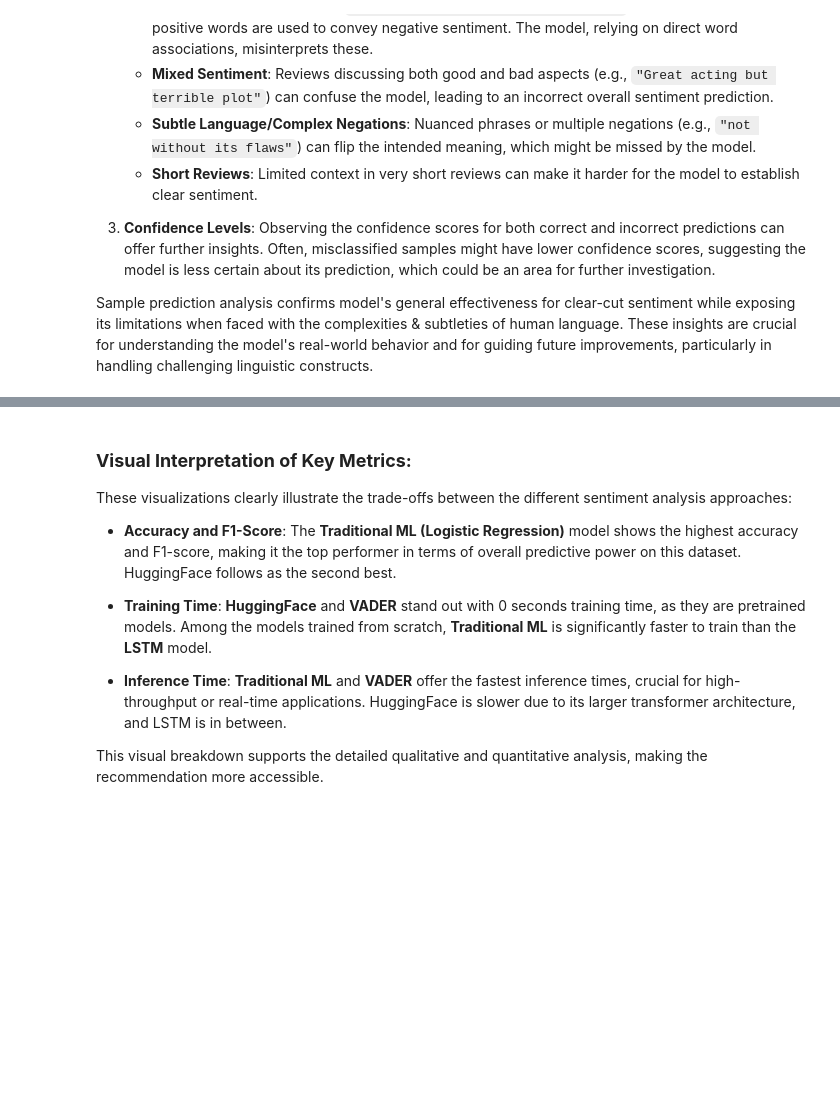
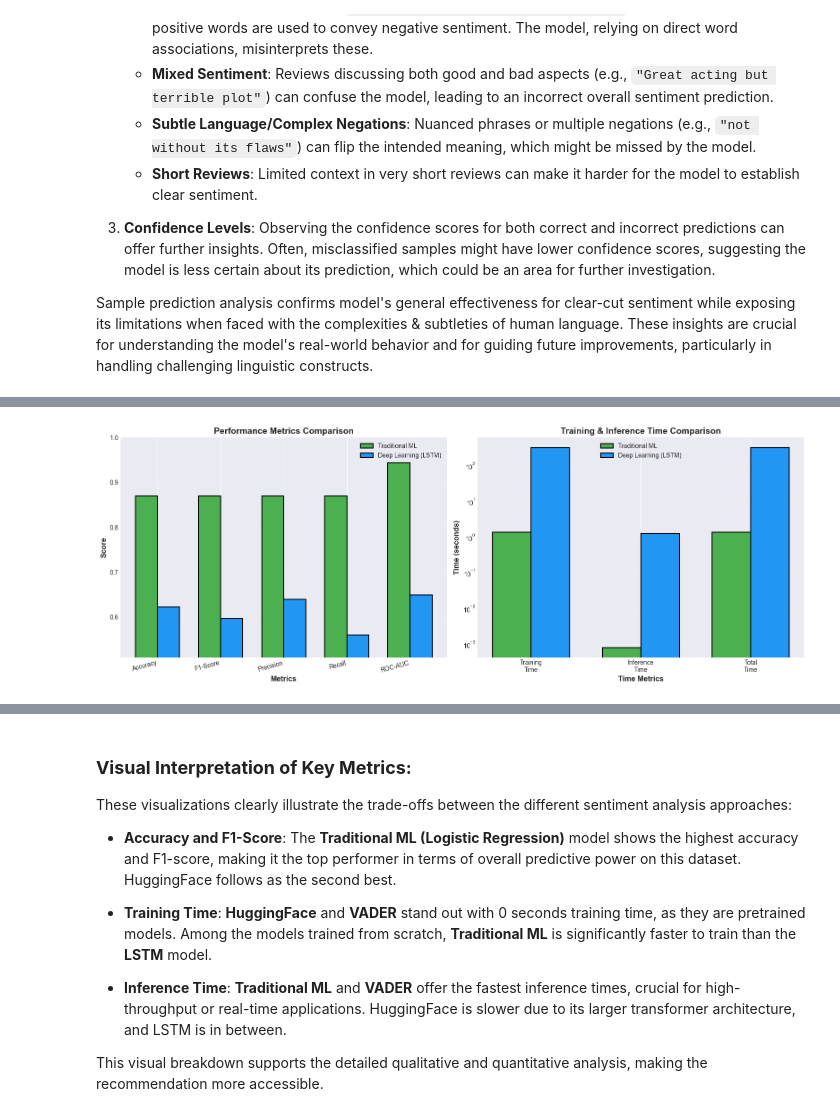
Before and after one commit to khshaik/nlp-labs, a Jupyter notebook: nlp_sentiment_analysis_evolution/sentiment_analysis.ipynb, the cells around one changed output, grey strips where cells are left out. Drawn from its saved outputs; the diff is of its cells as text; code cells hidden in the pictures; blank space fills up the shorter version.

```diff
--- a/nlp_sentiment_analysis_evolution/sentiment_analysis.ipynb
+++ b/nlp_sentiment_analysis_evolution/sentiment_analysis.ipynb
@@ -1329,7 +1338,7 @@ Train a Logistic Regression classifier on the TF-IDF features.
 - Industry standard for text classification baseline
 # %%
 print("="*35)
-print("🤖 LOGISTIC REGRESSION TRAINING")
+print(" LOGISTIC REGRESSION TRAINING")
 print("="*35)
 
 # Initialize Logistic Regression model
@@ -1344,7 +1353,7 @@ lr_model = LogisticRegression(
 
 print("\n")
 print("="*25)
-print("📋 Model Configuration")
+print(" Model Configuration")
 print("="*25)
 print(f"Solver: {lr_model.solver}")
 print(f"Max Iterations: {lr_model.max_iter}")
@@ -1355,7 +1364,7 @@ print(f"Random State: {lr_model.random_state}")
 # Train the model
 print("\n")
 print("="*40)
-print("🔄 Training Logistic Regression model")
+print(" Training Logistic Regression model")
 print("="*40)
 print(f"Training samples: {X_train_tfidf.shape[0]}")
 print(f"Features: {X_train_tfidf.shape[1]}")
@@ -1369,7 +1378,9 @@ print(f"Training time: {training_time:.3f} seconds")
 print(f"Converged: {lr_model.n_iter_[0] < lr_model.max_iter}")
 print(f"Iterations: {lr_model.n_iter_[0]}")
 
-# Store training time for later comparison
-lr_training_time = training_time
+# Store estimator-only and end-to-end training times for later comparison
+lr_model_fitting_time = training_time
+lr_training_time = vectorization_time + lr_model_fitting_time
+print(f"End-to-end training time (TF-IDF + model fitting): {lr_training_time:.3f} seconds")
 # %% [output]
 ===================================
@@ -4489,0 +3307,44 @@ print(f"\n   🚀 Fastest Inference: {models[fastest_inf_idx]} ({inf_times[faste
+# %%
+# Visualize comparison
+fig, axes = plt.subplots(1, 2, figsize=(16, 6))
+
+# Performance metrics comparison
+metrics = ['Accuracy', 'F1-Score', 'Precision', 'Recall', 'ROC-AUC']
+lr_scores = [lr_accuracy, lr_f1, lr_precision, lr_recall, lr_roc_auc]
+lstm_scores = [lstm_accuracy, lstm_f1, lstm_precision, lstm_recall, lstm_roc_auc]
+
+x = np.arange(len(metrics))
+width = 0.35
+
+axes[0].bar(x - width/2, lr_scores, width, label='Traditional ML', color='#4CAF50', edgecolor='black', linewidth=1.5)
+axes[0].bar(x + width/2, lstm_scores, width, label='Deep Learning (LSTM)', color='#2196F3', edgecolor='black', linewidth=1.5)
+axes[0].set_xlabel('Metrics', fontsize=12, fontweight='bold')
+axes[0].set_ylabel('Score', fontsize=12, fontweight='bold')
+axes[0].set_title('Performance Metrics Comparison', fontsize=14, fontweight='bold')
+axes[0].set_xticks(x)
+axes[0].set_xticklabels(metrics, rotation=15, ha='right')
+axes[0].legend(fontsize=10)
+axes[0].grid(True, alpha=0.3, axis='y')
+axes[0].set_ylim([max(0, min(lr_scores + lstm_scores) - 0.05), 1.0])
+
+# Training time comparison
+time_metrics = ['Training\nTime', 'Inference\nTime', 'Total\nTime']
+lr_times = [lr_training_time, inference_time, lr_training_time + inference_time]
+lstm_times = [lstm_training_time, lstm_inference_time, lstm_training_time + lstm_inference_time]
+
+x2 = np.arange(len(time_metrics))
+axes[1].bar(x2 - width/2, lr_times, width, label='Traditional ML', color='#4CAF50', edgecolor='black', linewidth=1.5)
+axes[1].bar(x2 + width/2, lstm_times, width, label='Deep Learning (LSTM)', color='#2196F3', edgecolor='black', linewidth=1.5)
+axes[1].set_xlabel('Time Metrics', fontsize=12, fontweight='bold')
+axes[1].set_ylabel('Time (seconds)', fontsize=12, fontweight='bold')
+axes[1].set_title('Training & Inference Time Comparison', fontsize=14, fontweight='bold')
+axes[1].set_xticks(x2)
+axes[1].set_xticklabels(time_metrics)
+axes[1].legend(fontsize=10)
+axes[1].grid(True, alpha=0.3, axis='y')
+axes[1].set_yscale('log')  # Log scale for better visualization
+
+plt.tight_layout()
+plt.show()
+# %% [output]
+[figure, added]
```
Also changed, not shown: parts of 175 cells of this notebook, 1 other file.
